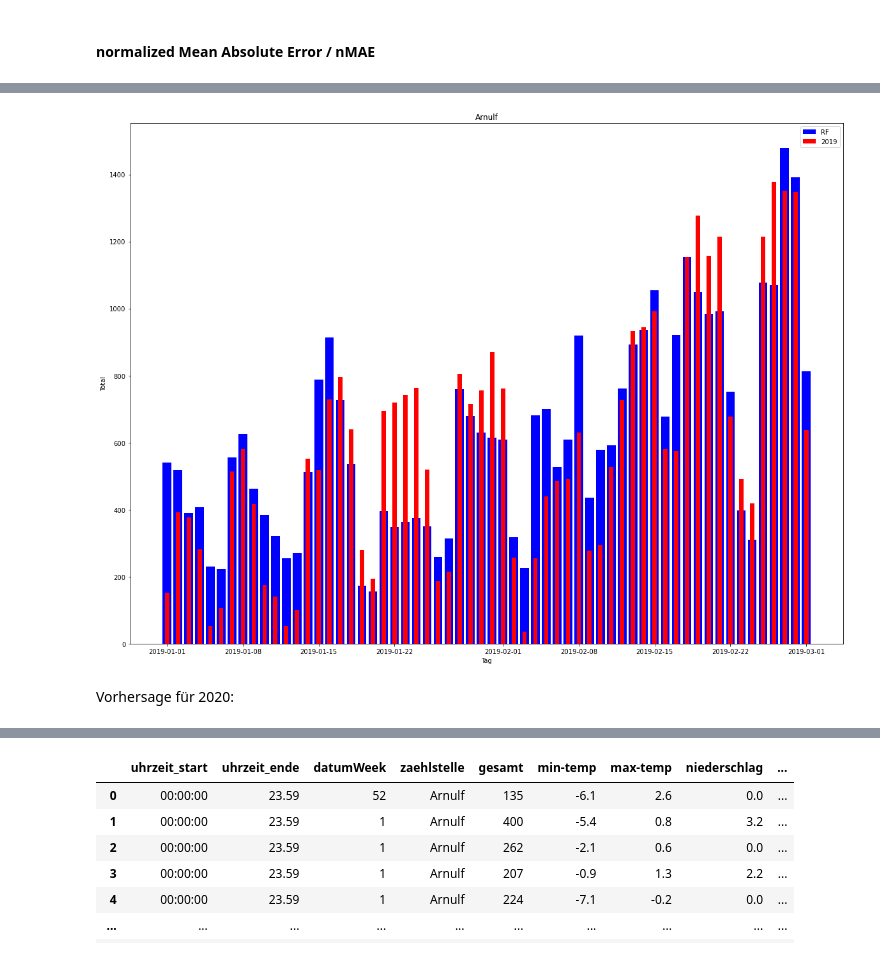
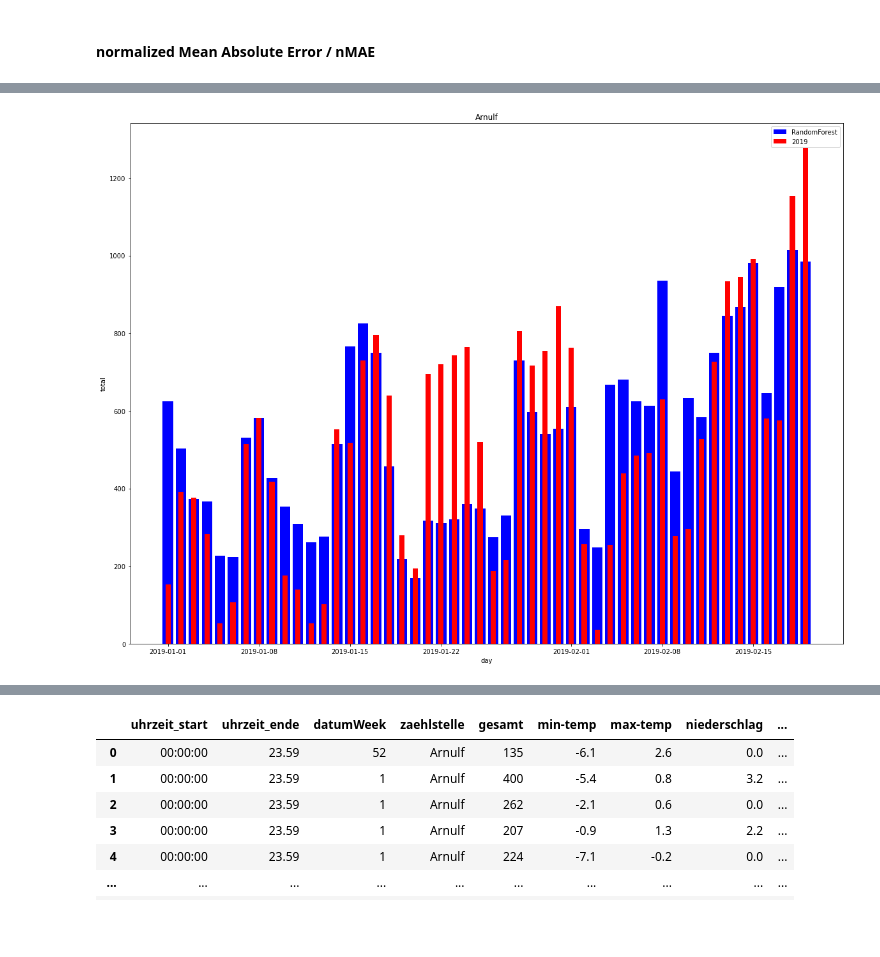
Before and after one commit to IngenicsDigital/radzaehldaten-munich-ml, a Jupyter notebook: Predicting Bike count in Munich.ipynb, the cells around one changed output, grey strips where cells are left out. Saved outputs shown, nothing was run; the diff lists cells and outputs as text; code cells hidden in the pictures; blank space fills up the shorter version.

```diff
--- a/Predicting Bike count in Munich.ipynb
+++ b/Predicting Bike count in Munich.ipynb
@@ -778,8 +655,0 @@ df[df.index.duplicated()]
-# %%
-s = 0
-n = 180
-plt.bar(df['date'][s:n], df['gesamt'][s:n], label='2019')
-plt.xlabel('Tag')
-plt.ylabel('Total')
-plt.title("Arnulf")
-plt.legend()
@@ -836,11 +667,10 @@ pred_df
 # %%
-rf_2019 = getPredsForRF(pred_df)
+rf_2019 = getPredsForRF(df)
 # %%
-s = 0
-n = 50
-plt.bar(rf_2019['date'][s:n], rf_2019['pred'][s:n], label='RF', color='blue', width=0.8)
-plt.bar(df['date'][s:n], df['gesamt'][s:n], label='2019', color='red', width=0.4)
-plt.xlabel('Tag')
-plt.ylabel('Total')
-plt.title("Arnulf")
-plt.legend()
+def plotResults(df, preds, s=0, n=365, title='Arnulf', label_df='2019', label_pred='RandomForest'):
+    plt.bar(preds['date'][s:n], preds['pred'][s:n], label=label_pred, color='blue', width=0.8)
+    plt.bar(df['date'][s:n], df['gesamt'][s:n], label=label_df, color='red', width=0.4)
+    plt.xlabel('day')
+    plt.ylabel('total')
+    plt.title(title)
+    plt.legend()
@@ -850,14 +677,4 @@ plt.legend()
-# %%
-def plotResults(df, preds, s=0, n=365):
-    plt.bar(preds['date'][s:n], preds['pred'][s:n], label='RF', color='blue', width=0.8)
-    plt.bar(df['date'][s:n], df['gesamt'][s:n], label='2019', color='red', width=0.4)
-    plt.xlabel('Tag')
-    plt.ylabel('Total')
-    plt.title("Arnulf")
-    plt.legend()
 # %%
-plotResults(df, rf_2019, n=60)
+plotResults(df, rf_2019, n=50)
 # %% [output]
-[figure, old version]
+[figure, new version]
-# %% [markdown]
-Vorhersage für 2020:
```
Also changed, not shown: parts of 158 cells of this notebook, 3 other files.
